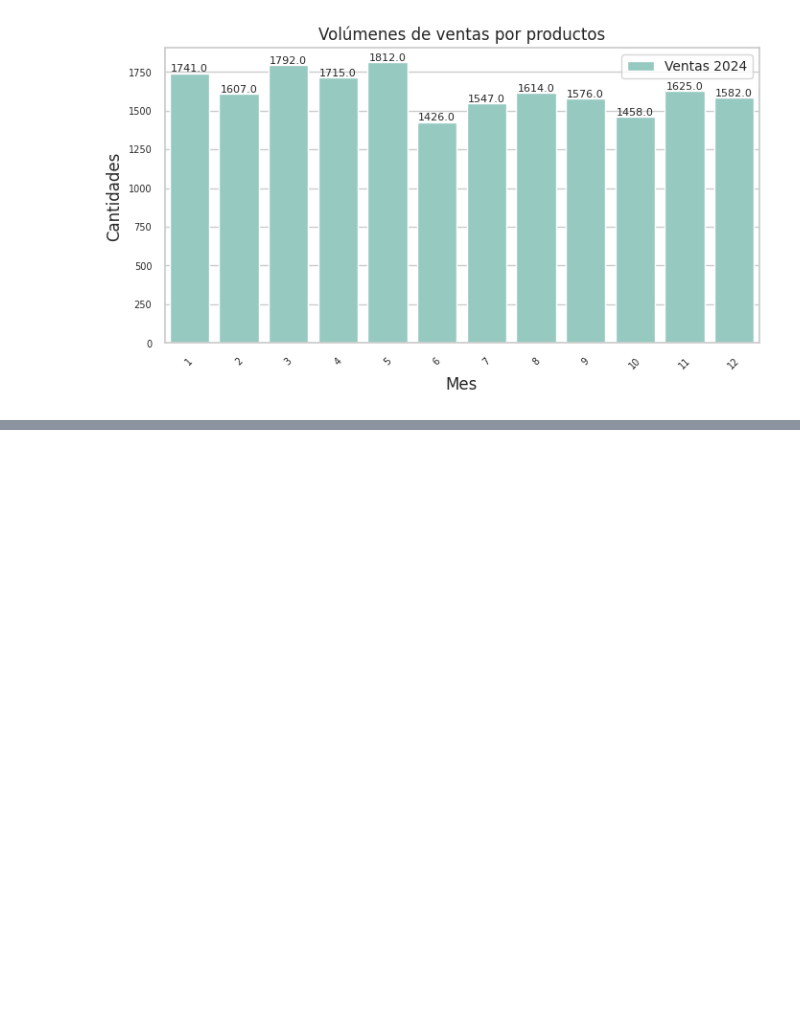
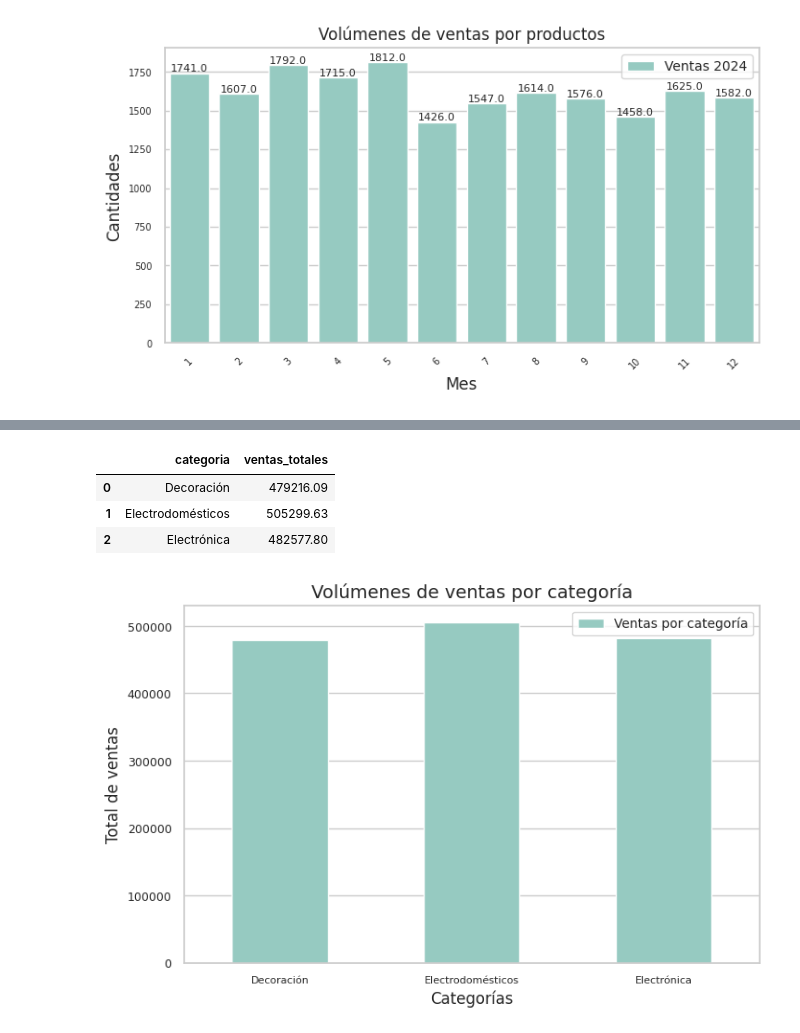
Before and after one commit to VictoriaGoldaraz/TT-2C2025-Data-Analitycs-Notebooks, a Jupyter notebook: Goldaraz,_María_Victoria_Comisión_C252613_TPI_Data_Analytics.ipynb, the cells around one changed output, grey strips where cells are left out. Drawn from its saved outputs; the diff is of its cells as text; code cells hidden in the pictures; blank space fills up the shorter version.

```diff
--- a/Goldaraz,_María_Victoria_Comisión_C252613_TPI_Data_Analytics.ipynb
+++ b/Goldaraz,_María_Victoria_Comisión_C252613_TPI_Data_Analytics.ipynb
@@ -943,0 +955,41 @@ plt.show()
+# %%
+# Agrupamos por categoría y agregamos por venta_unitaria
+ventas_categoria = df_ventas.groupby("categoria", as_index=False).agg(
+    ventas_totales=("venta_unitaria", "sum")
+)
+
+# Visualizamos
+ventas_categoria.head()
+# %% [output]
+|  | categoria | ventas_totales |
+| 0 | Decoración | 479216.09 |
+| 1 | Electrodomésticos | 505299.63 |
+| 2 | Electrónica | 482577.80 |
+# %%
+# Estilo y paleta
+sns.set_theme(               # set_theme combina estilo + contexto + paleta
+    style="whitegrid",       # opciones: 'white', 'whitegrid', 'dark', 'darkgrid', 'ticks'
+    context="notebook",          # escala general: 'paper', 'notebook', 'talk', 'poster'
+    palette="Set3"           # paleta de colores base: "deep", "muted", "pastel" / Set1, Set2, Set3
+)
+
+# Ajustamos tamaño del lienzo
+plt.figure(figsize=(8,5))
+
+# Crear el barplot
+ax = sns.barplot(data=ventas_categoria, x='categoria', y='ventas_totales', label="Ventas por categoría", width=0.5)
+
+
+# Ticks (valores de eje)
+plt.tick_params(axis='y', labelsize=9)
+plt.tick_params(axis='x', labelsize=8)
+
+# Ajustes de título y ejes
+plt.title('Volúmenes de ventas por categoría', fontsize=14)
+plt.xlabel('Categorías')
+plt.ylabel('Total de ventas')
+plt.legend(loc='upper right', fontsize=10)
+# plt.tight_layout() # ajuste automatico
+plt.show()
+# %% [output]
+[figure, added]
```
Also changed, not shown: parts of 10 cells of this notebook.
